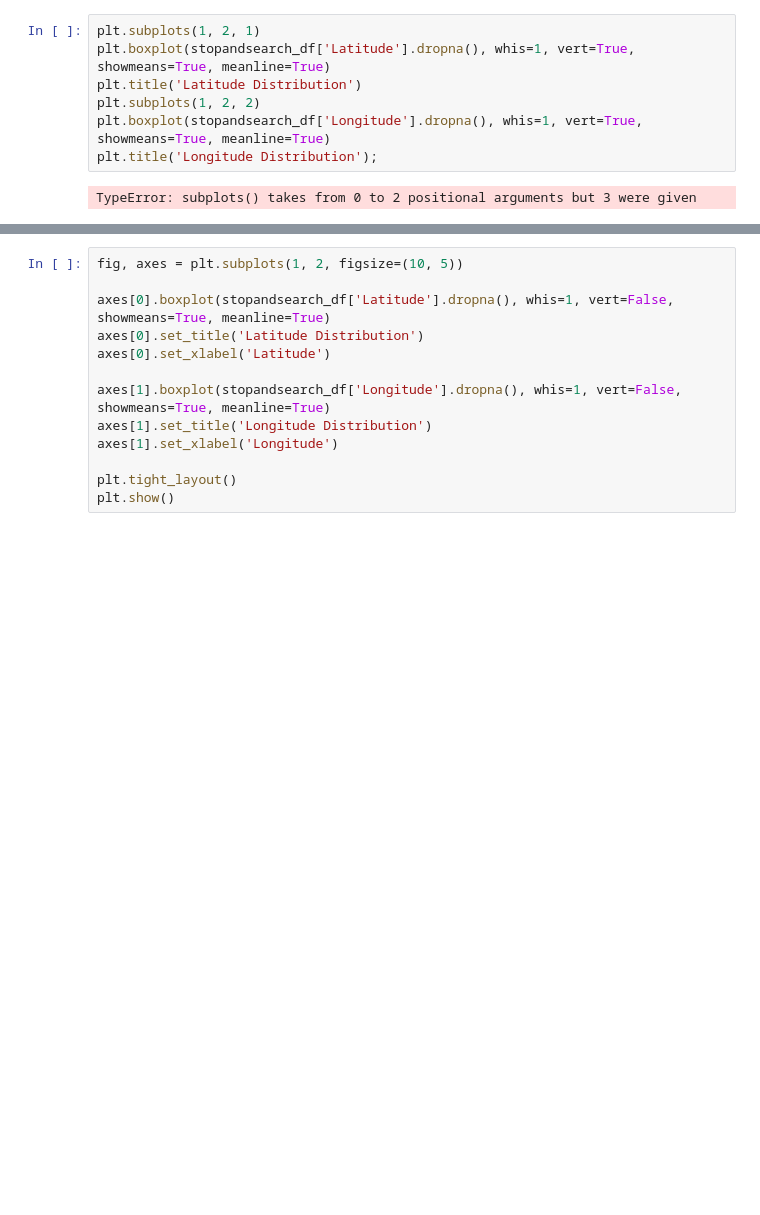
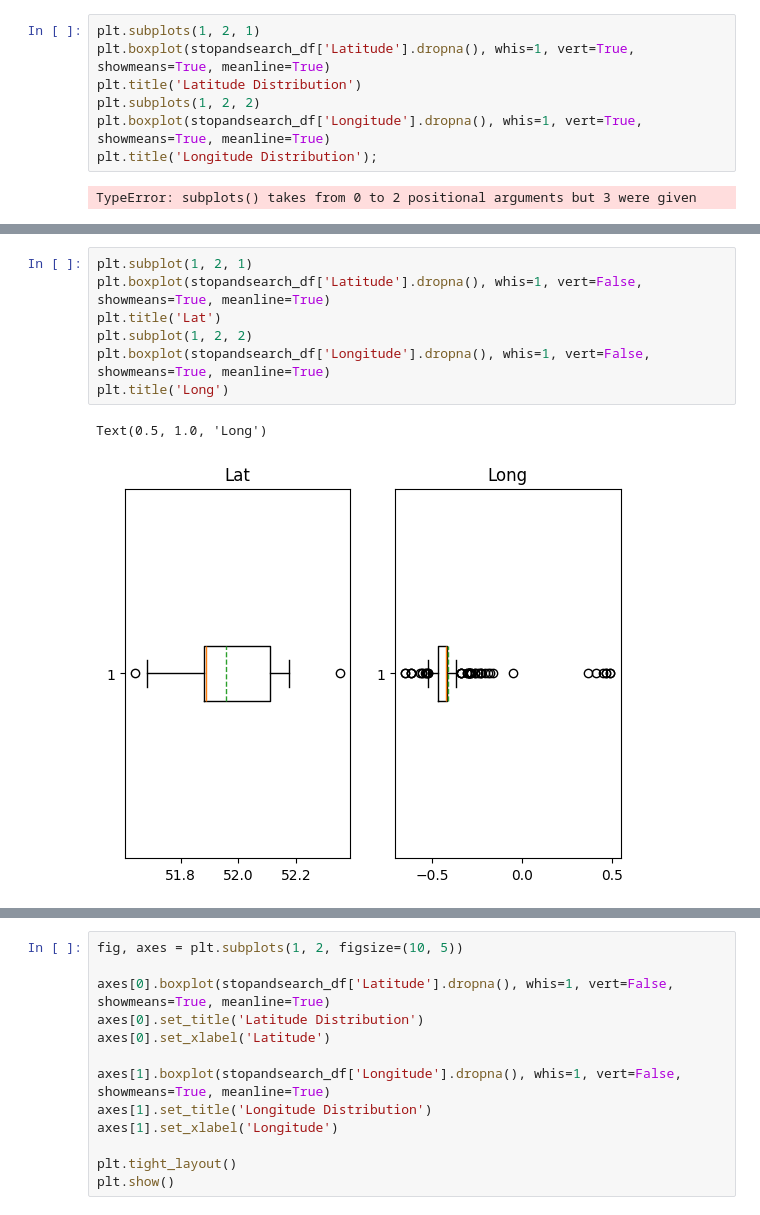
Before and after one commit to kittanaiwisetkhro/dataviz2025, a Jupyter notebook: Visualize_Data_Distribution_กฤตนัย_วิเศษคร้อ_663020620_0.ipynb, the cells around one changed output, grey strips where cells are left out. Drawn from its saved outputs; the diff is of its cells as text; blank space fills up the shorter version.

```diff
--- a/Visualize_Data_Distribution_กฤตนัย_วิเศษคร้อ_663020620_0.ipynb
+++ b/Visualize_Data_Distribution_กฤตนัย_วิเศษคร้อ_663020620_0.ipynb
@@ -777,0 +779,10 @@ TypeError: subplots() takes from 0 to 2 positional arguments but 3 were given
+# %%
+plt.subplot(1, 2, 1)
+plt.boxplot(stopandsearch_df['Latitude'].dropna(), whis=1, vert=False, showmeans=True, meanline=True)
+plt.title('Lat')
+plt.subplot(1, 2, 2)
+plt.boxplot(stopandsearch_df['Longitude'].dropna(), whis=1, vert=False, showmeans=True, meanline=True)
+plt.title('Long')
+# %% [output]
+Text(0.5, 1.0, 'Long')
+[figure, added]
```
Also changed, not shown: parts of 5 cells of this notebook.
